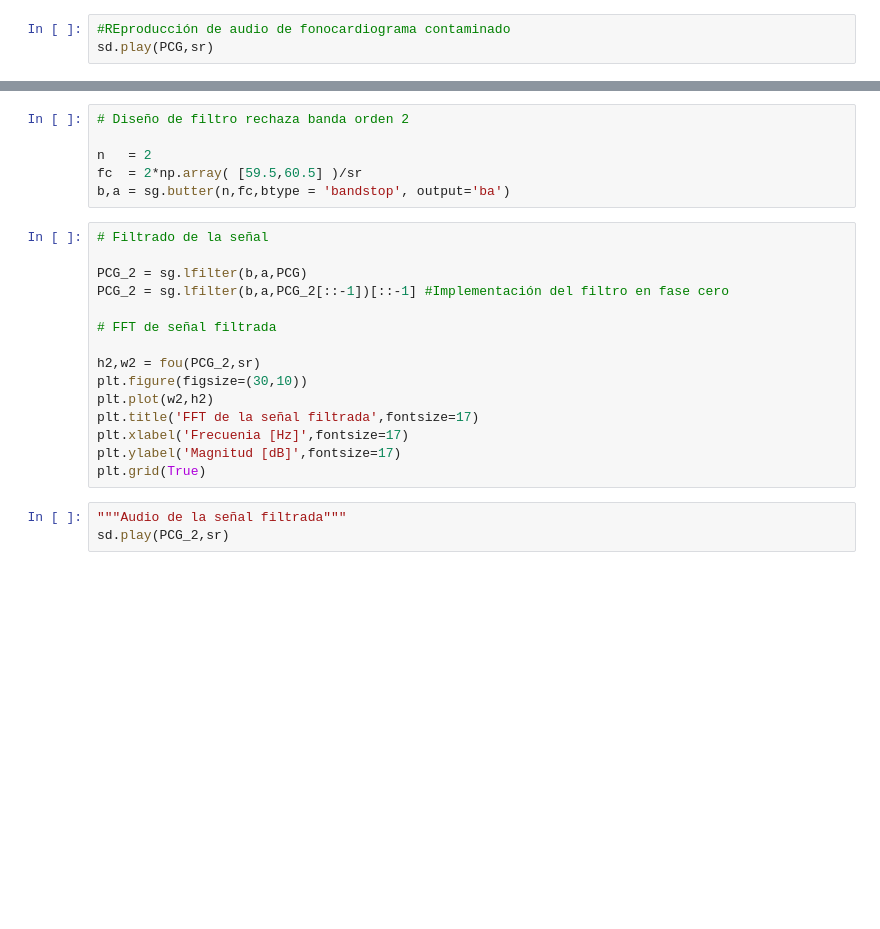
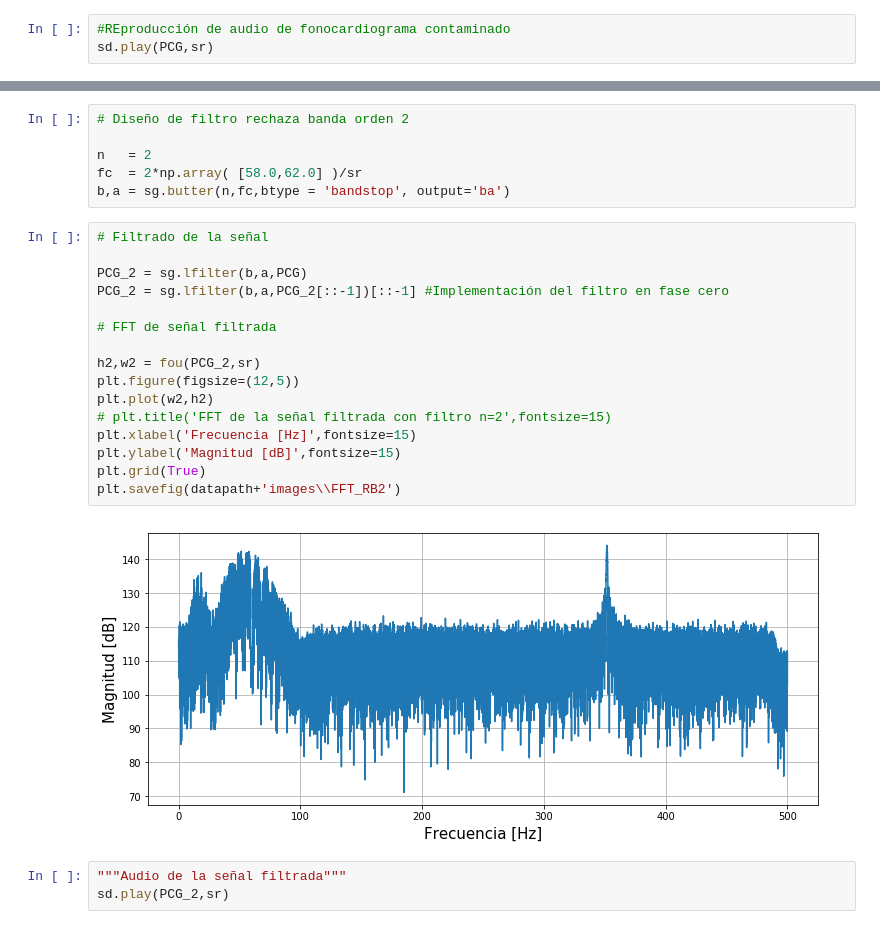
Before and after one commit to AguilarRosario/Servicio-Social, a Jupyter notebook: src/FAyD/Butterwoth_práctica3.ipynb, the cells around one changed output, grey strips where cells are left out. Drawn from its saved outputs; the diff is of its cells as text; blank space fills up the shorter version.

```diff
--- a/src/FAyD/Butterwoth_práctica3.ipynb
+++ b/src/FAyD/Butterwoth_práctica3.ipynb
@@ -77,23 +83,26 @@ plt.grid(True)
 # Diseño de filtro rechaza banda orden 2
 
 n   = 2
-fc  = 2*np.array( [59.5,60.5] )/sr
+fc  = 2*np.array( [58.0,62.0] )/sr
 b,a = sg.butter(n,fc,btype = 'bandstop', output='ba')
 # %%
 # Filtrado de la señal
 
 PCG_2 = sg.lfilter(b,a,PCG)
 PCG_2 = sg.lfilter(b,a,PCG_2[::-1])[::-1] #Implementación del filtro en fase cero
 
 # FFT de señal filtrada
 
 h2,w2 = fou(PCG_2,sr)
-plt.figure(figsize=(30,10))
+plt.figure(figsize=(12,5))
 plt.plot(w2,h2)
-plt.title('FFT de la señal filtrada',fontsize=17)
-plt.xlabel('Frecuenia [Hz]',fontsize=17)
-plt.ylabel('Magnitud [dB]',fontsize=17)
+# plt.title('FFT de la señal filtrada con filtro n=2',fontsize=15)
+plt.xlabel('Frecuencia [Hz]',fontsize=15)
+plt.ylabel('Magnitud [dB]',fontsize=15)
 plt.grid(True)
+plt.savefig(datapath+'images\\FFT_RB2')
+# %% [output]
+[figure, added]
 # %%
 """Audio de la señal filtrada"""
 sd.play(PCG_2,sr)
```
Also changed, not shown: parts of 8 cells of this notebook, 3 other files.
